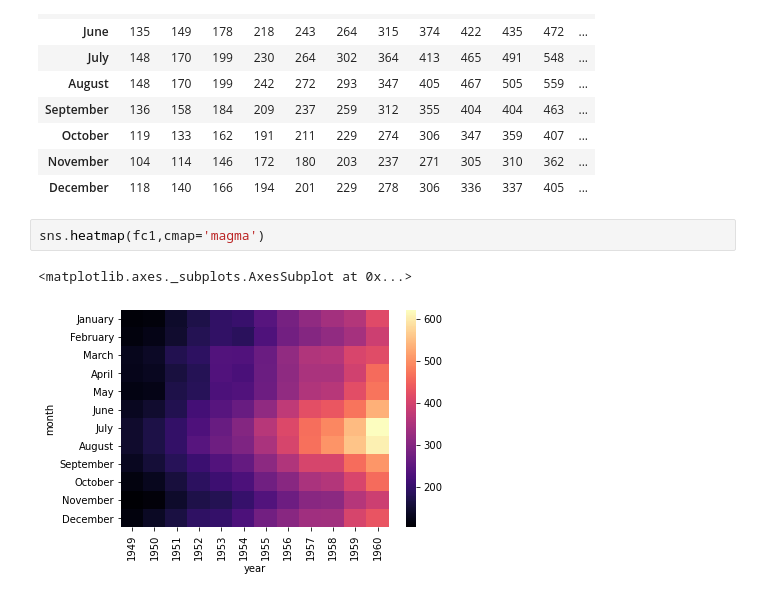
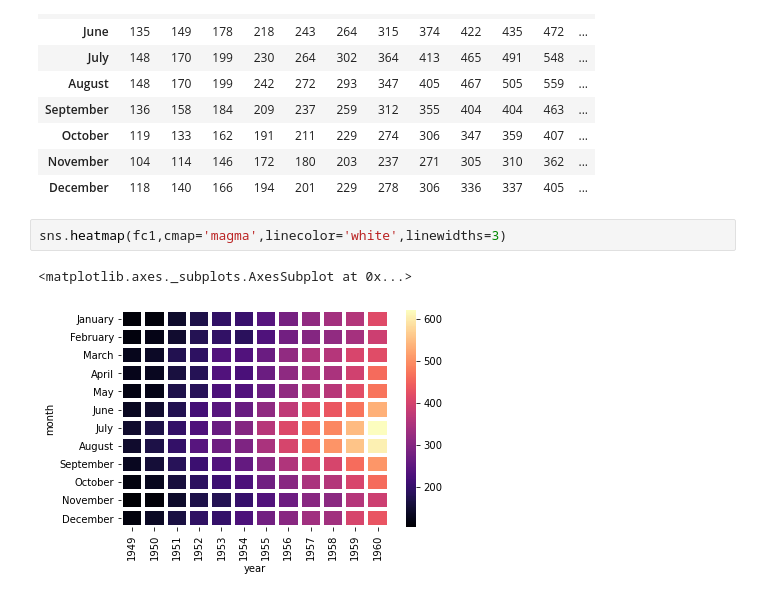
Before and after one commit to AmeyaChavre/py-ds-ml, a Jupyter notebook: Seaborn/Seaborn.ipynb, the cells around one changed output. Saved outputs shown, nothing was run; the diff lists cells and outputs as text.

```diff
--- a/Seaborn/Seaborn.ipynb
+++ b/Seaborn/Seaborn.ipynb
@@ -242,7 +242,7 @@ fc1
 | November | 104 | 114 | 146 | 172 | 180 | 203 | 237 | 271 | 305 | 310 | 362 | ... |
 | December | 118 | 140 | 166 | 194 | 201 | 229 | 278 | 306 | 336 | 337 | 405 | ... |
 # %%
-sns.heatmap(fc1,cmap='magma')
+sns.heatmap(fc1,cmap='magma',linecolor='white',linewidths=3)
 # %% [output]
 <matplotlib.axes._subplots.AxesSubplot at 0x...>
-[figure, old version]
+[figure, new version]
```
